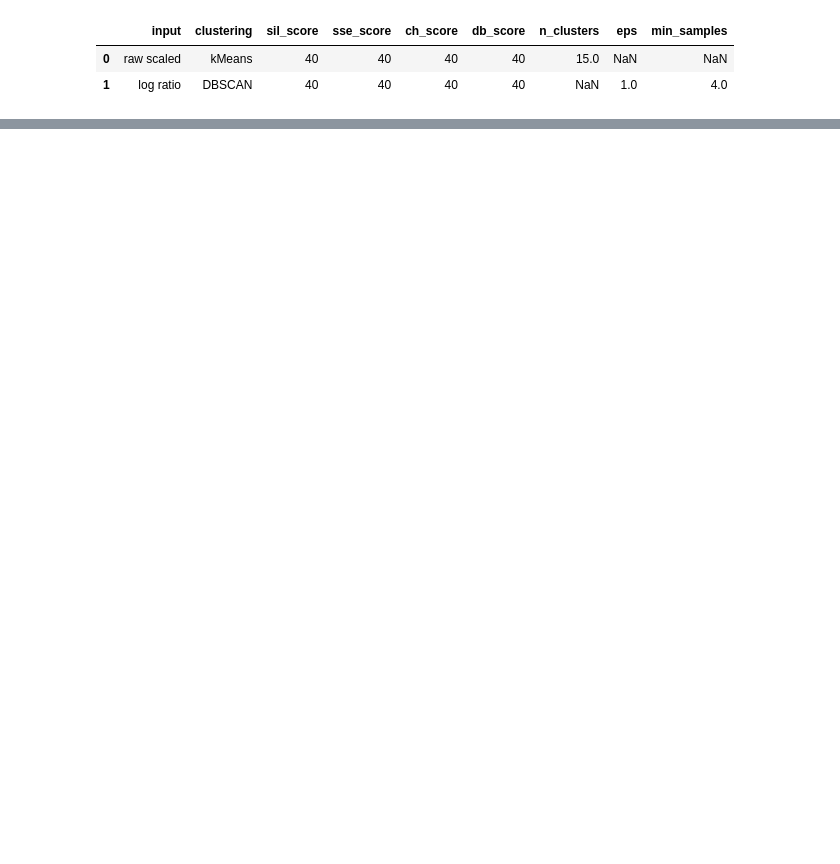
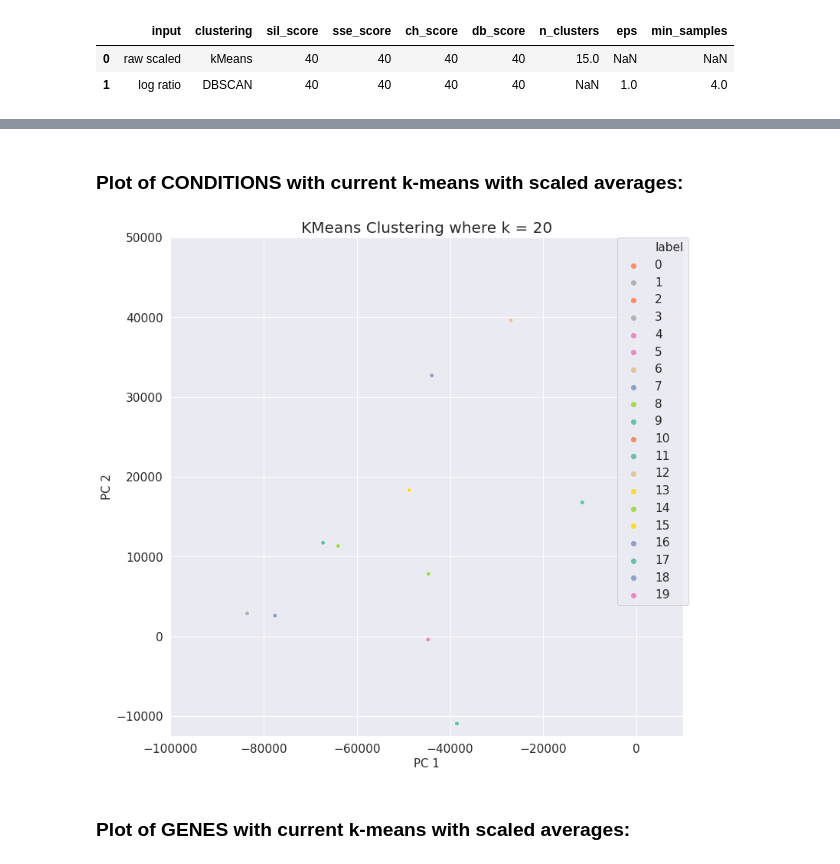
Before and after one commit to vsk-1167/research-5G-transcriptomic-exploration, a Jupyter notebook: clustering_analysis.ipynb, the cells around one changed output, grey strips where cells are left out. Saved outputs shown, nothing was run; the diff lists cells and outputs as text; code cells hidden in the pictures; blank space fills up the shorter version.

```diff
--- a/clustering_analysis.ipynb
+++ b/clustering_analysis.ipynb
@@ -1118,0 +1339,13 @@ chart
+# %% [markdown]
+### Plot of CONDITIONS with current k-means with scaled averages:
+# %%
+# Plotting our clusters!
+avg_n_clusters = 20
+xlim = [-100000, 10000]
+ylim = [-12500, 50000]
+figsize = (14, 12)
+labels = plot_kmeans(avg_n_clusters, df_Avg, xlim, ylim)
+# %% [output]
+[figure, added]
+# %% [markdown]
+### Plot of GENES with current k-means with scaled averages:
```
Also changed, not shown: parts of 46 cells of this notebook, 3 other files.
